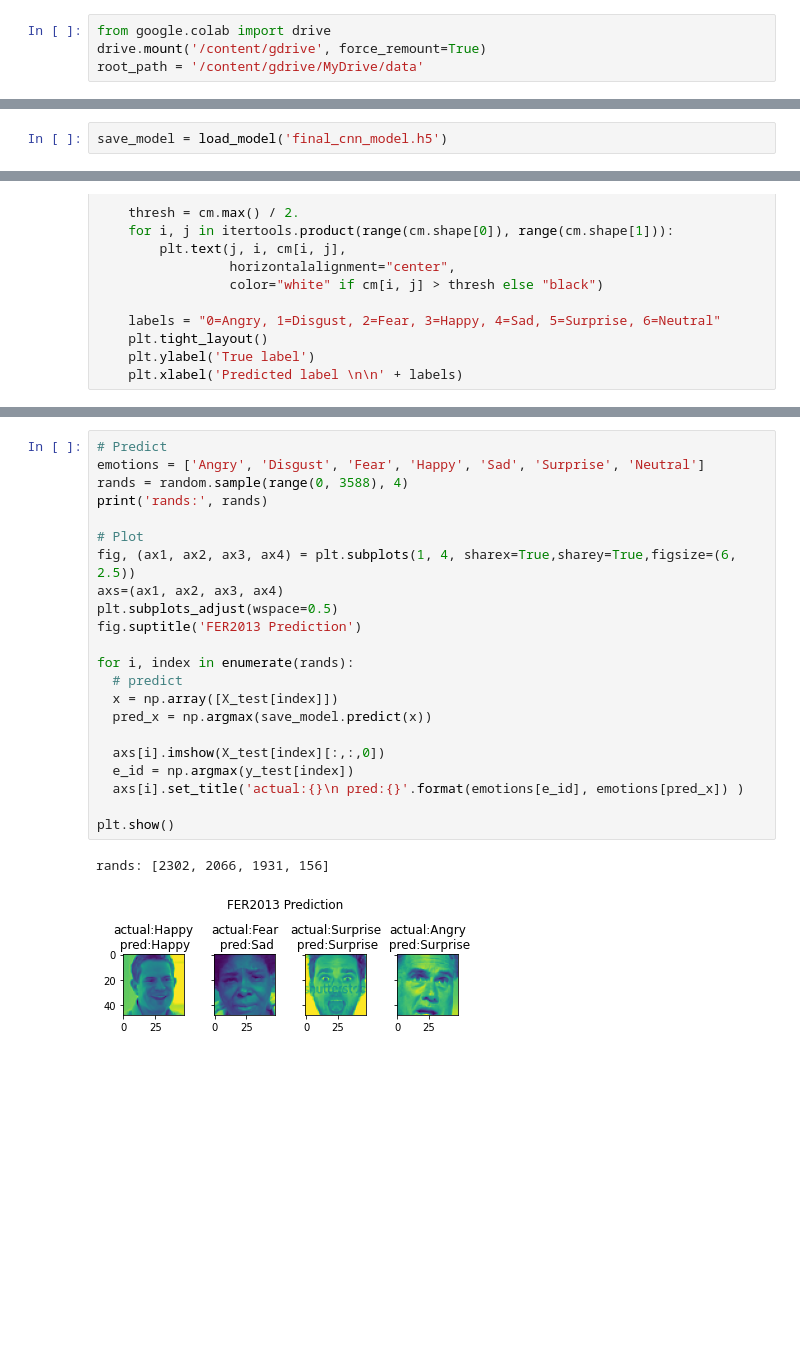
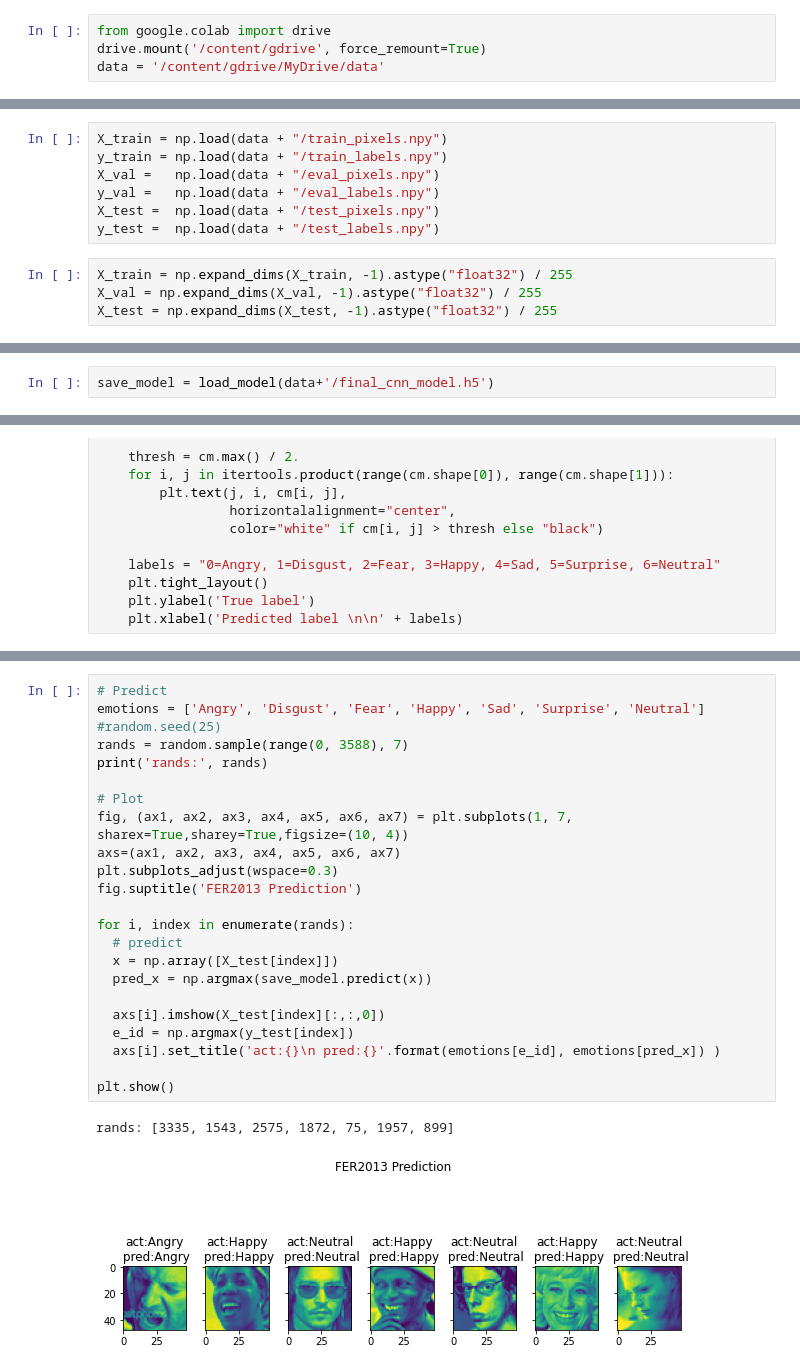
Before and after one commit to uninstallit/ATI736, a Jupyter notebook: Final/cnn.ipynb, the cells around one changed output, grey strips where cells are left out. Saved outputs shown, nothing was run; the diff lists cells and outputs as text; blank space fills up the shorter version.

```diff
--- a/Final/cnn.ipynb
+++ b/Final/cnn.ipynb
@@ -1,6 +1,6 @@
 # %%
 from google.colab import drive
 drive.mount('/content/gdrive', force_remount=True)
-root_path = '/content/gdrive/MyDrive/data'
+data = '/content/gdrive/MyDrive/data'
 # %% [output]
 Mounted at /content/gdrive
@@ -97,0 +35,11 @@ Is any label null in testing set: False
+# %%
+X_train = np.load(data + "/train_pixels.npy")
+y_train = np.load(data + "/train_labels.npy")
+X_val =   np.load(data + "/eval_pixels.npy")
+y_val =   np.load(data + "/eval_labels.npy")
+X_test =  np.load(data + "/test_pixels.npy")
+y_test =  np.load(data + "/test_labels.npy")
+# %%
+X_train = np.expand_dims(X_train, -1).astype("float32") / 255
+X_val = np.expand_dims(X_val, -1).astype("float32") / 255
+X_test = np.expand_dims(X_test, -1).astype("float32") / 255
@@ -173,5 +128,5 @@ legend = ax[1].legend(loc='best', shadow=True)
 # %%
-save_model = load_model('final_cnn_model.h5')
+save_model = load_model(data+'/final_cnn_model.h5')
 # %%
 def plot_confusion_matrix(cm, classes,
                           normalize=False,
@@ -222,26 +177,27 @@ Test accuracry: 66.091
 # %%
 # Predict
 emotions = ['Angry', 'Disgust', 'Fear', 'Happy', 'Sad', 'Surprise', 'Neutral']
-rands = random.sample(range(0, 3588), 4)
+#random.seed(25)
+rands = random.sample(range(0, 3588), 7)
 print('rands:', rands)
 
 # Plot
-fig, (ax1, ax2, ax3, ax4) = plt.subplots(1, 4, sharex=True,sharey=True,figsize=(6, 2.5))
-axs=(ax1, ax2, ax3, ax4)
-plt.subplots_adjust(wspace=0.5)
+fig, (ax1, ax2, ax3, ax4, ax5, ax6, ax7) = plt.subplots(1, 7, sharex=True,sharey=True,figsize=(10, 4))
+axs=(ax1, ax2, ax3, ax4, ax5, ax6, ax7)
+plt.subplots_adjust(wspace=0.3)
 fig.suptitle('FER2013 Prediction')
 
 for i, index in enumerate(rands):
   # predict
   x = np.array([X_test[index]])
   pred_x = np.argmax(save_model.predict(x))
 
   axs[i].imshow(X_test[index][:,:,0])
   e_id = np.argmax(y_test[index])
-  axs[i].set_title('actual:{}\n pred:{}'.format(emotions[e_id], emotions[pred_x]) )
+  axs[i].set_title('act:{}\n pred:{}'.format(emotions[e_id], emotions[pred_x]) )
 
 plt.show()
 # %% [output]
-rands: [2302, 2066, 1931, 156]
+rands: [3335, 1543, 2575, 1872, 75, 1957, 899]
-[figure, old version]
+[figure, new version]
 # %%
```
Also changed, not shown: parts of 21 cells of this notebook.
